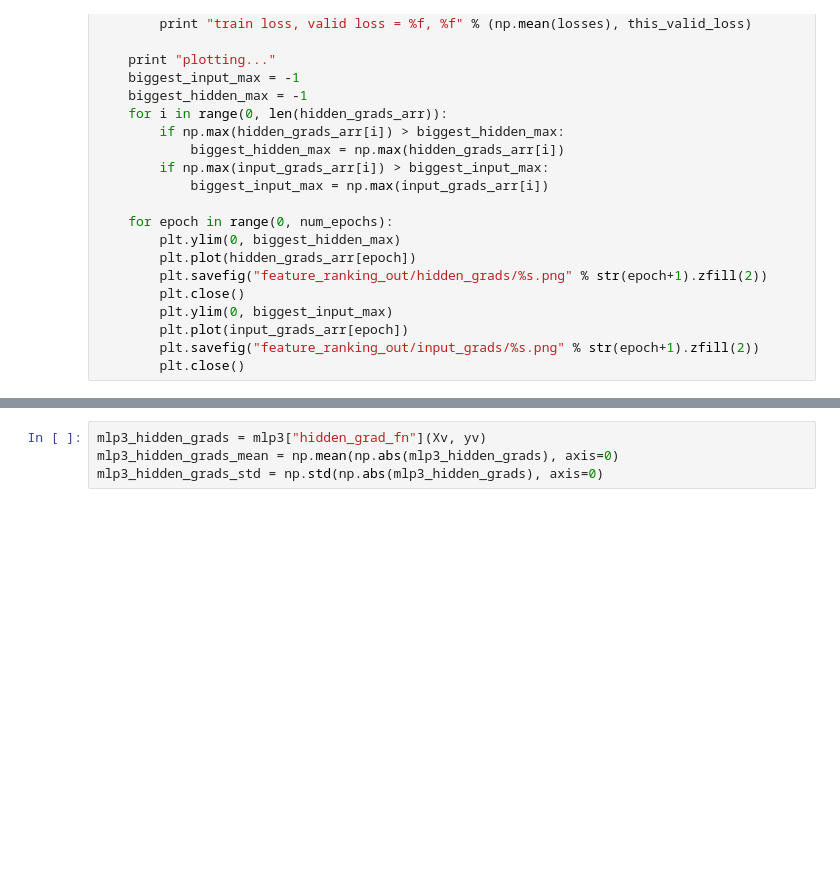
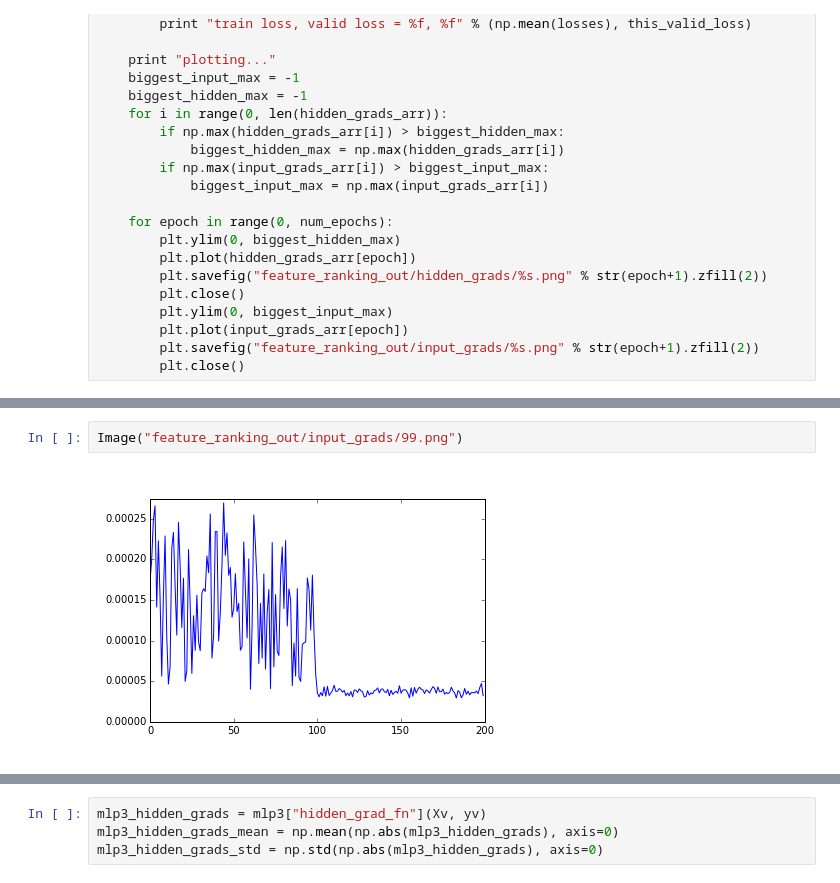
Before and after one commit to christopher-beckham/msc, a Jupyter notebook: notebooks/autoencoders_for_feature_rankings.ipynb, the cells around one changed output, grey strips where cells are left out. Cells and saved outputs as stored; diff of their text form; blank space fills up the shorter version.

```diff
--- a/notebooks/autoencoders_for_feature_rankings.ipynb
+++ b/notebooks/autoencoders_for_feature_rankings.ipynb
@@ -360,0 +376,4 @@ get_accuracy(Xt, yt, mlp3["predict_fn"]), get_accuracy(Xv, yv, mlp3["predict_fn"
+# %%
+Image("feature_ranking_out/input_grads/99.png")
+# %% [output]
+[figure, added]
```
Also changed, not shown: parts of 56 cells of this notebook, 13 other files.
